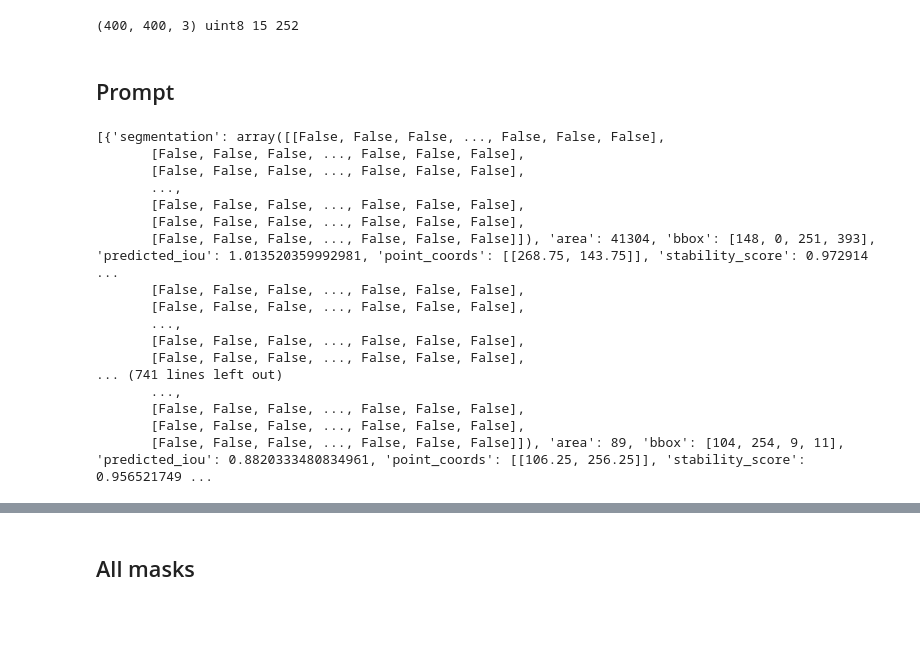
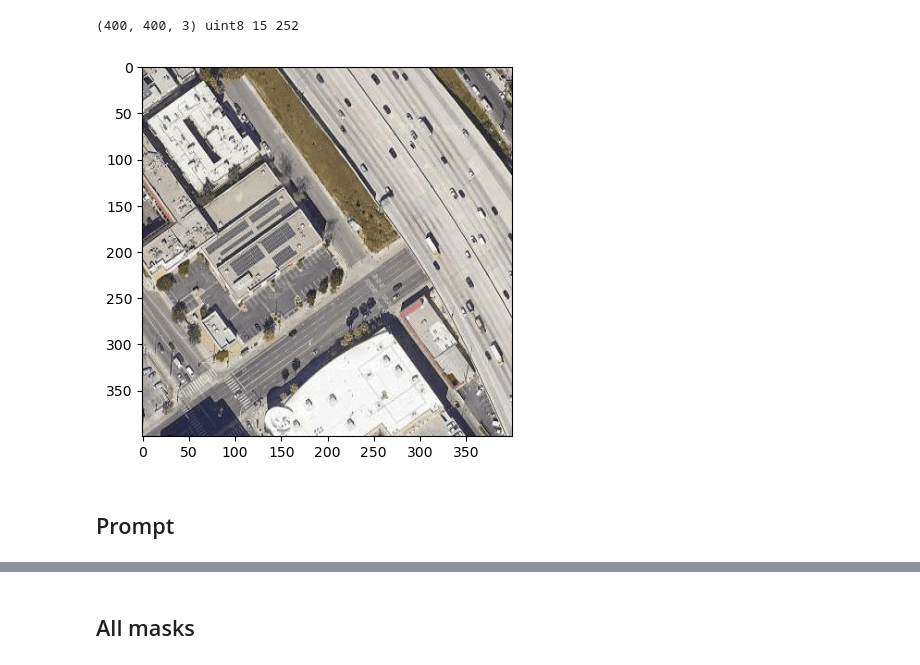
Before and after one commit to janulm/eth-cil-road-segmentation, a Jupyter notebook: sam_test.ipynb, the cells around one changed output, grey strips where cells are left out. Drawn from its saved outputs; the diff is of its cells as text; code cells hidden in the pictures; blank space fills up the shorter version.

```diff
--- a/sam_test.ipynb
+++ b/sam_test.ipynb
@@ -21,6 +21,13 @@ np_frame = np.array(im_frame)
 print(np_frame.shape, np_frame.dtype, np_frame.min(), np_frame.max())
 # %% [output]
 (400, 400, 3) uint8 15 252
+# %%
+# show the image using matplotlib
+import matplotlib.pyplot as plt
+plt.imshow(np_frame)
+plt.show()
+# %% [output]
+[figure, added]
 # %% [markdown]
 ## Prompt
 # %%
@@ -45,20 +43,0 @@ masks = mask_generator.generate(np_frame)
-# %%
-print(masks)
-# %% [output]
-[{'segmentation': array([[False, False, False, ..., False, False, False],
-       [False, False, False, ..., False, False, False],
-       [False, False, False, ..., False, False, False],
-       ...,
-       [False, False, False, ..., False, False, False],
-       [False, False, False, ..., False, False, False],
-       [False, False, False, ..., False, False, False]]), 'area': 41304, 'bbox': [148, 0, 251, 393], 'predicted_iou': 1.013520359992981, 'point_coords': [[268.75, 143.75]], 'stability_score': 0.972914 ...
-       [False, False, False, ..., False, False, False],
-       [False, False, False, ..., False, False, False],
-       ...,
-       [False, False, False, ..., False, False, False],
-       [False, False, False, ..., False, False, False],
-... (741 lines left out)
-       ...,
-       [False, False, False, ..., False, False, False],
-       [False, False, False, ..., False, False, False],
-       [False, False, False, ..., False, False, False]]), 'area': 89, 'bbox': [104, 254, 9, 11], 'predicted_iou': 0.8820333480834961, 'point_coords': [[106.25, 256.25]], 'stability_score': 0.956521749 ...
```
Also changed, not shown: parts of 4 cells of this notebook, 1 other file.
